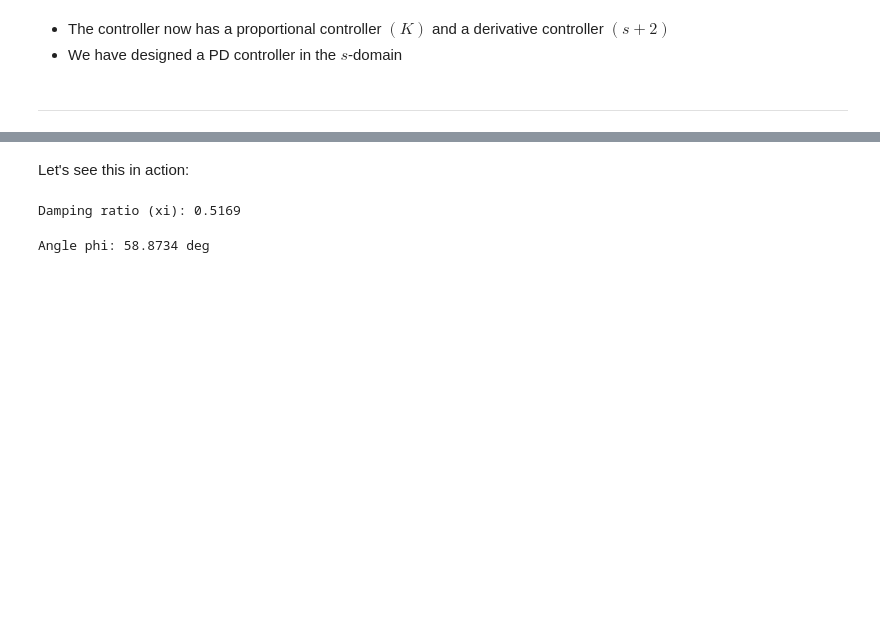
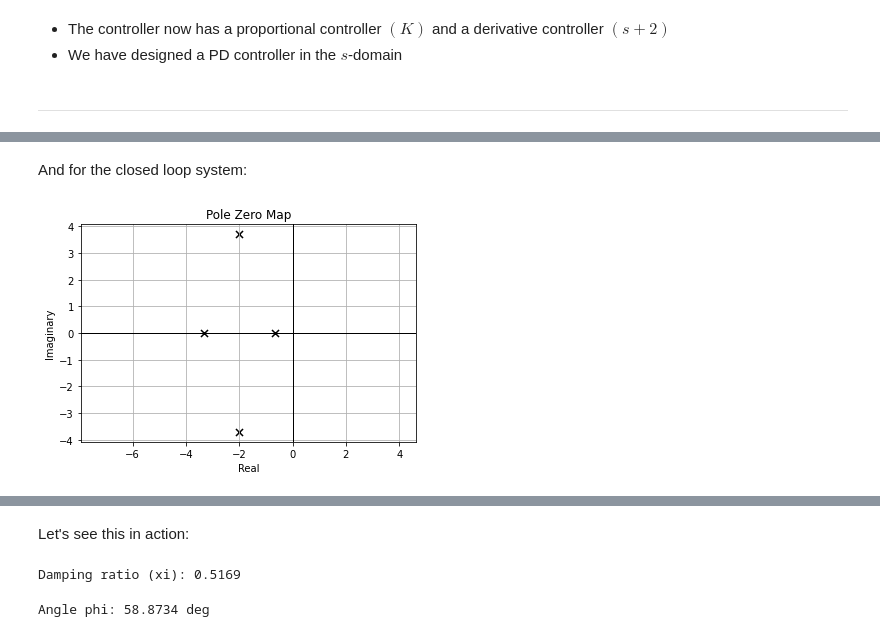
Before and after one commit to andreamunafo/classical_control_theory, a Jupyter notebook: 14_Root_locus.ipynb, the cells around one changed output, grey strips where cells are left out. Saved outputs shown, nothing was run; the diff lists cells and outputs as text; code cells hidden in the pictures; blank space fills up the shorter version.

```diff
--- a/14_Root_locus.ipynb
+++ b/14_Root_locus.ipynb
@@ -757,0 +833,8 @@ and added a zero:
+# %% [markdown]
+And for the closed loop system:
+# %%
+# Change K from 1 to 105
+control.pzmap(control.feedback(GH*40, 1));
+plt.grid()
+# %% [output]
+[figure, added]
```
Also changed, not shown: parts of 46 cells of this notebook.
